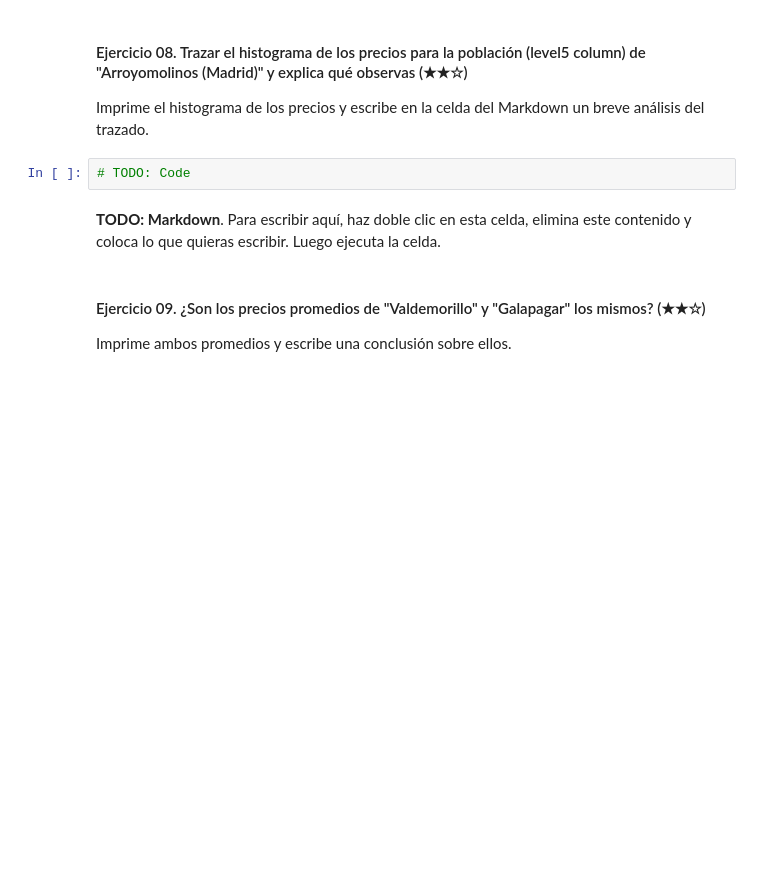
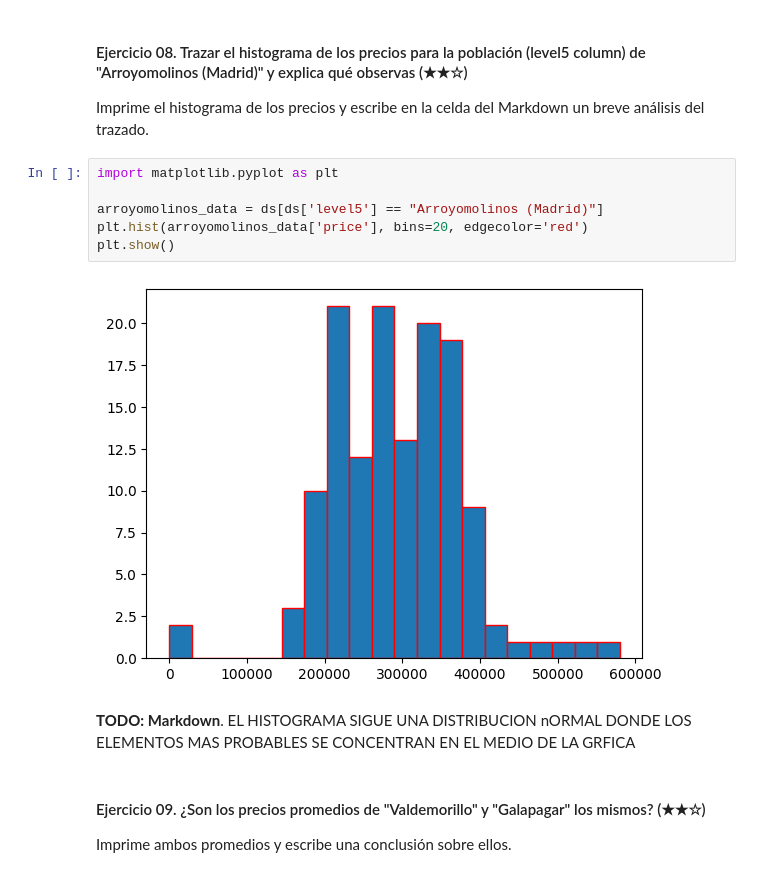
Before and after one commit to pcaliman2/realestate-datacleanup-exercise, a Jupyter notebook: project.es.ipynb, the cells around one changed output. Drawn from its saved outputs; the diff is of its cells as text; blank space fills up the shorter version.

```diff
--- a/project.es.ipynb
+++ b/project.es.ipynb
@@ -175,9 +175,15 @@ print(lel5_Promedio)
 
 Imprime el histograma de los precios y escribe en la celda del Markdown un breve análisis del trazado.
 # %%
-# TODO: Code
+import matplotlib.pyplot as plt
+
+arroyomolinos_data = ds[ds['level5'] == "Arroyomolinos (Madrid)"]
+plt.hist(arroyomolinos_data['price'], bins=20, edgecolor='red')
+plt.show()
+# %% [output]
+[figure, added]
 # %% [markdown]
-**TODO: Markdown**. Para escribir aquí, haz doble clic en esta celda, elimina este contenido y coloca lo que quieras escribir. Luego ejecuta la celda.
+**TODO: Markdown**. EL HISTOGRAMA SIGUE UNA DISTRIBUCION nORMAL DONDE LOS ELEMENTOS MAS PROBABLES SE CONCENTRAN EN EL MEDIO DE LA GRFICA
 # %% [markdown]
 #### Ejercicio 09. ¿Son los precios promedios de "Valdemorillo" y "Galapagar" los mismos? (★★☆)
 
```
Also changed, not shown: parts of 2 cells of this notebook.
